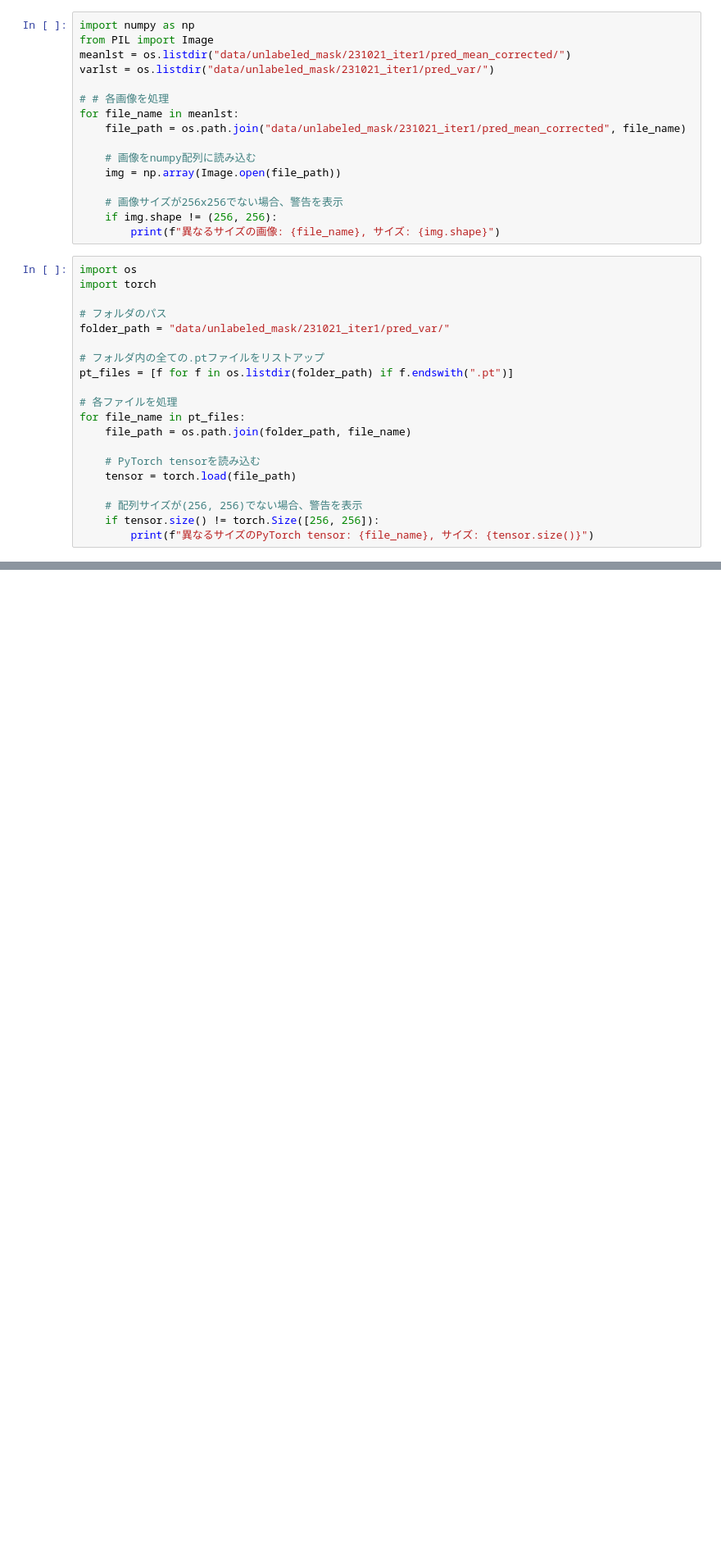
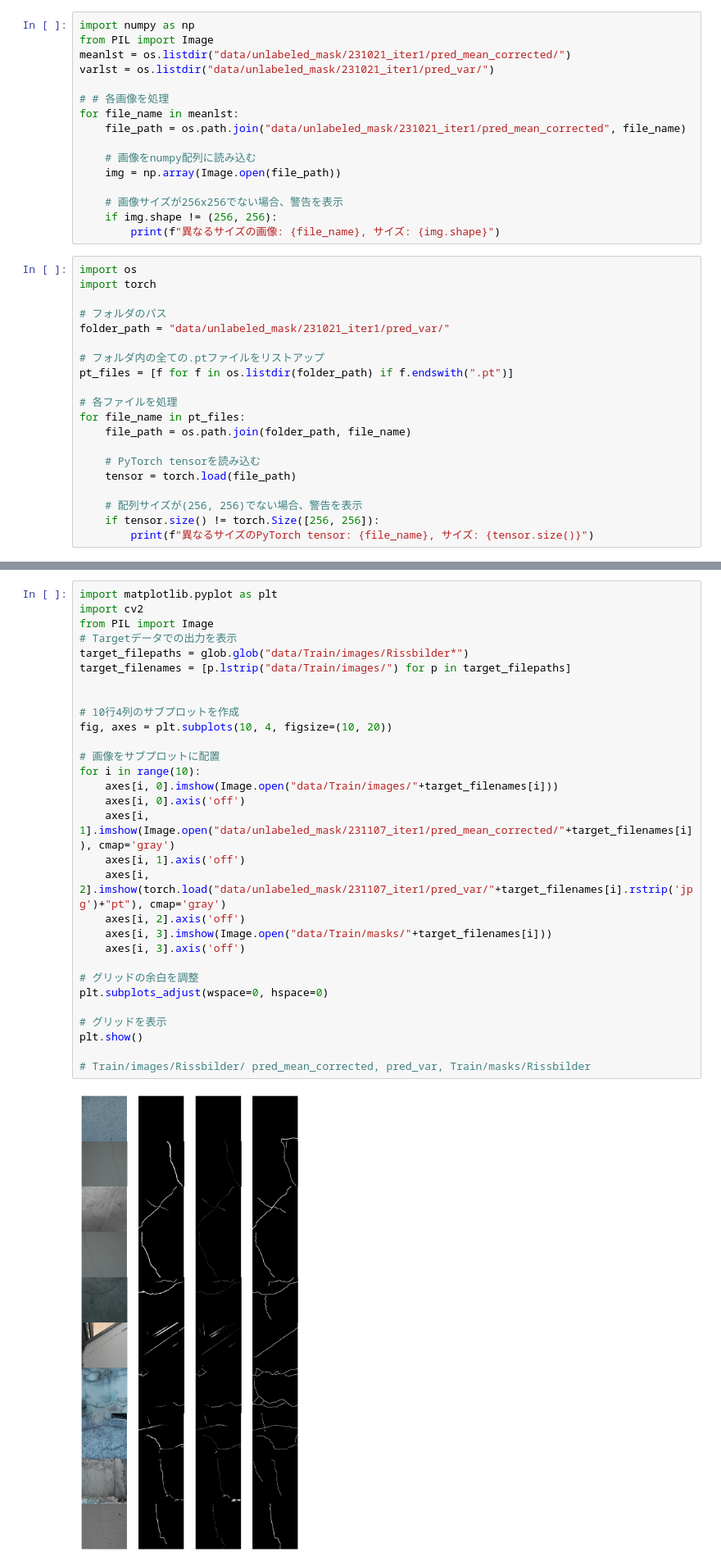
Before and after one commit to toshimickey/domain-adaptation-for-crack-segmentation, a Jupyter notebook: main.ipynb, the cells around one changed output, grey strips where cells are left out. Shown: that part at 82% size. Drawn from its saved outputs; the diff is of its cells as text; blank space fills up the shorter version.

Commit message:
Plot Target Prediction

```diff
--- a/main.ipynb
+++ b/main.ipynb
@@ -111,0 +133,32 @@ print(sum(max_box)/len(max_box))
+# %%
+import matplotlib.pyplot as plt
+import cv2
+from PIL import Image
+# Targetデータでの出力を表示
+target_filepaths = glob.glob("data/Train/images/Rissbilder*")
+target_filenames = [p.lstrip("data/Train/images/") for p in target_filepaths]
+
+
+# 10行4列のサブプロットを作成
+fig, axes = plt.subplots(10, 4, figsize=(10, 20))
+
+# 画像をサブプロットに配置
+for i in range(10):
+    axes[i, 0].imshow(Image.open("data/Train/images/"+target_filenames[i]))
+    axes[i, 0].axis('off')
+    axes[i, 1].imshow(Image.open("data/unlabeled_mask/231107_iter1/pred_mean_corrected/"+target_filenames[i]), cmap='gray')
+    axes[i, 1].axis('off')
+    axes[i, 2].imshow(torch.load("data/unlabeled_mask/231107_iter1/pred_var/"+target_filenames[i].rstrip('jpg')+"pt"), cmap='gray')
+    axes[i, 2].axis('off')
+    axes[i, 3].imshow(Image.open("data/Train/masks/"+target_filenames[i]))
+    axes[i, 3].axis('off')
+
+# グリッドの余白を調整
+plt.subplots_adjust(wspace=0, hspace=0)
+
+# グリッドを表示
+plt.show()
+
+# Train/images/Rissbilder/ pred_mean_corrected, pred_var, Train/masks/Rissbilder
+# %% [output]
+[figure, added]
```
Also changed, not shown: parts of 2 cells of this notebook.
